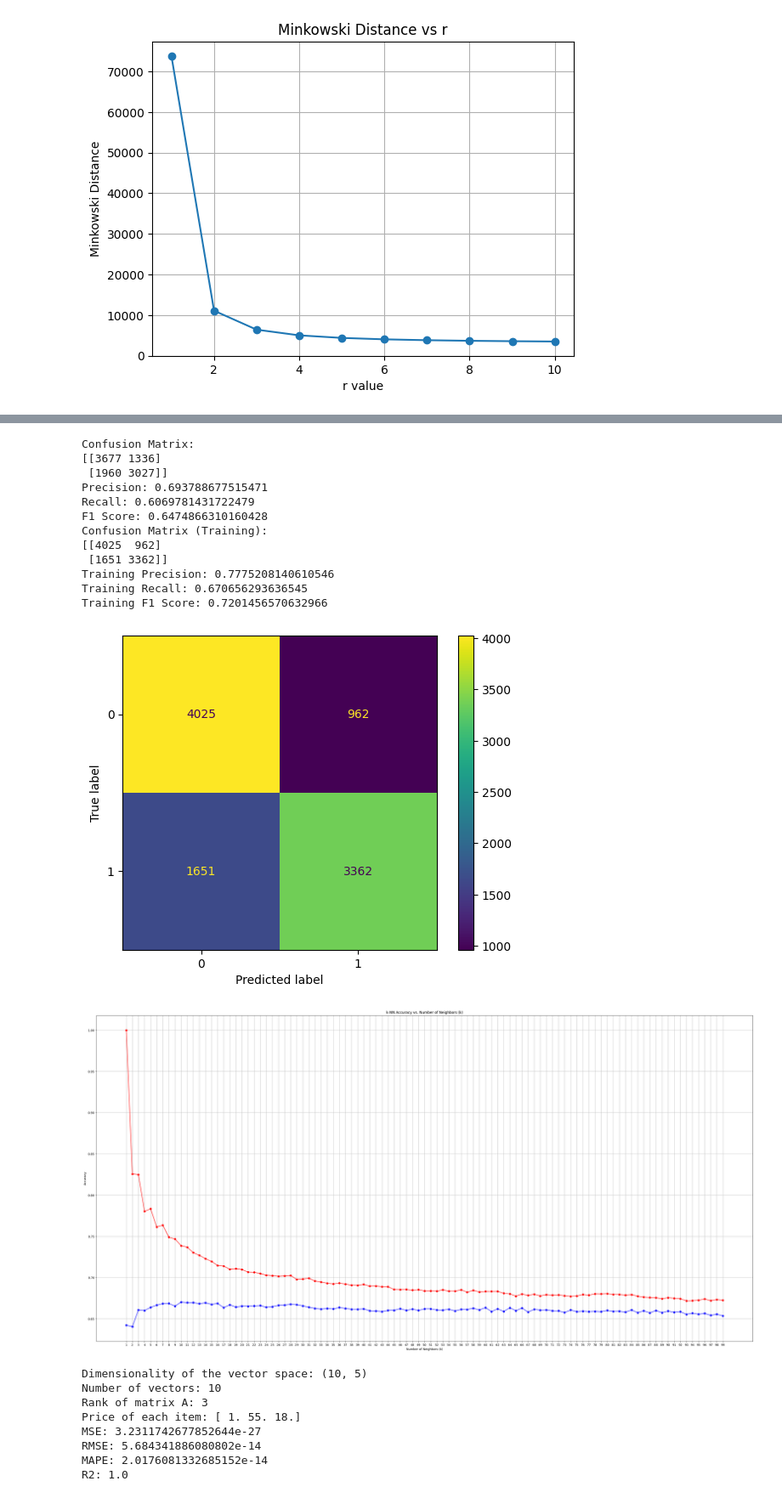
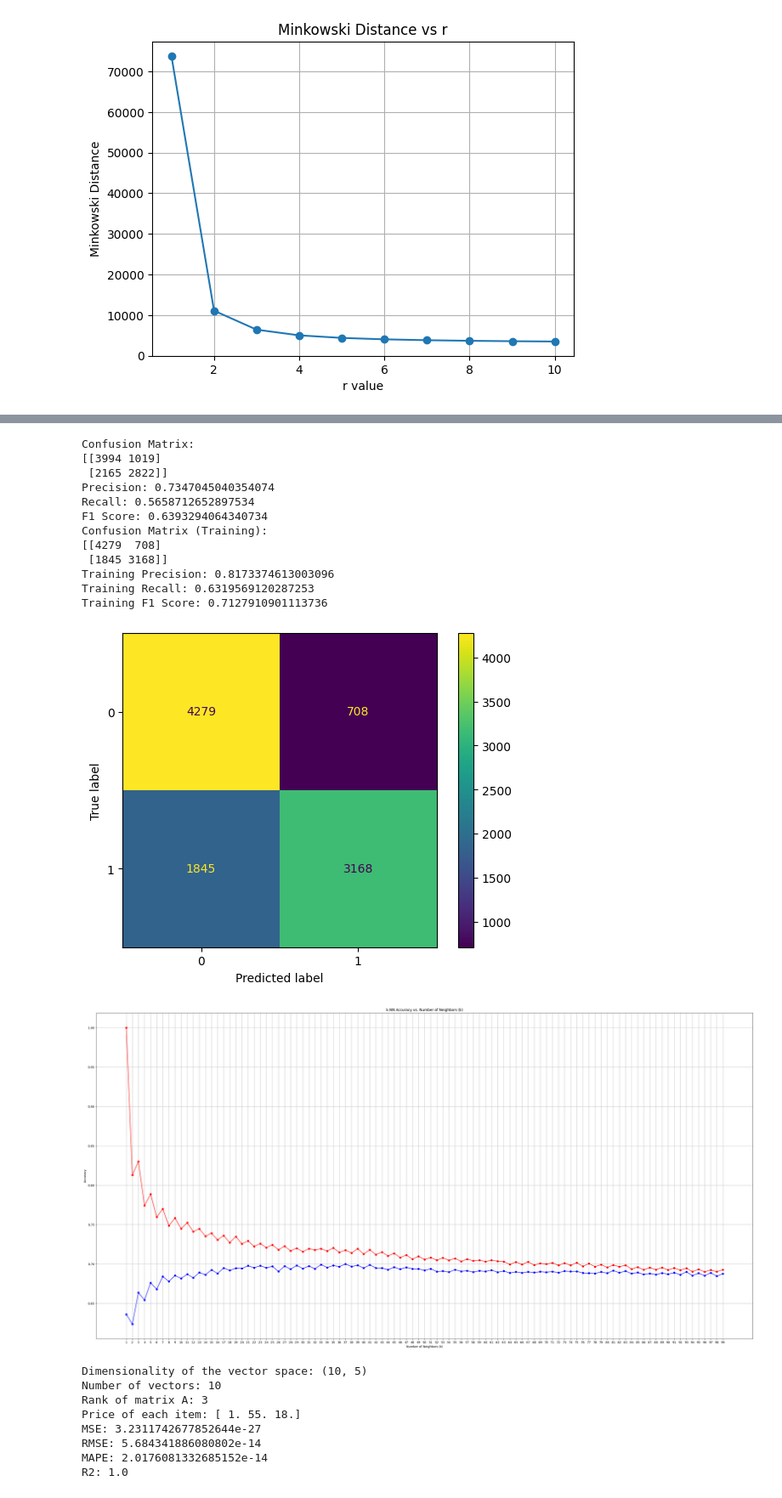
Before and after one commit to Soumish2004/ML-assignment, a Jupyter notebook: Lab 4/Lab4.ipynb, the cells around one changed output, grey strips where cells are left out. Shown at 85% size. Drawn from its saved outputs; the diff is of its cells as text; code cells hidden in the pictures.

```diff
--- a/Lab 4/Lab4.ipynb
+++ b/Lab 4/Lab4.ipynb
@@ -130,20 +143,34 @@ plt.show()
 # %% [output]
 [figure]
 # %%
-x_train, x_test, y_train, y_test = train_test_split(features_m, labels, test_size=0.5, random_state=5)
+# Convert mean and variance features into feature vectors for real and fake images
+features_real = feature_vec(real_images_m, real_images_v)
+features_vec = feature_vec(fake_images_m, fake_images_v)
 
+# Combine feature vectors and corresponding labels into a single dataset
+features = np.vstack((features_real, features_vec))
+labels = np.concatenate((fake_labels, real_labels))
+
+# Split the dataset into training and testing sets
+x_train, x_test, y_train, y_test = train_test_split(features, labels, test_size=0.5, random_state=5)
+
+# Initialize and train the K-Nearest Neighbors classifier
 knn = KNeighborsClassifier(n_neighbors=3)
 knn.fit(x_train, y_train)
 
+# Evaluate the classifier's accuracy on the test set
 accuracy = knn.score(x_test, y_test)
 print("Accuracy:", accuracy)
 
+# Evaluate the classifier's accuracy on the training set
 training_accuracy = knn.score(x_train, y_train)
 print(f"Training Accuracy: {training_accuracy}")
+
+# Predict the labels for the first 20 samples in the test set
 predictions = knn.predict(x_test[:20])
 actual_labels = y_test[:20]
 
-
+# Create a DataFrame to compare predicted labels with actual labels
 predicted_vs_actual = pd.DataFrame({"Actual": actual_labels, "Predicted": predictions})
 predicted_vs_actual
 # %% [output]
@@ -217,6 +245,5 @@ y_pred = knn.predict(x_test)
 # %%
-
-
+# Calculate the confusion matrix, precision, recall, and F1 score for the test set
 conf_mat = confusion_matrix(y_test,y_pred)
 precision = precision_score(y_test,y_pred)
 recall = recall_score(y_test,y_pred)
@@ -233,6 +260,7 @@ print(f"F1 Score: {f_score}")
 conf_mat_train = confusion_matrix(y_train, y_pred_train)
 ConfusionMatrixDisplay(conf_mat_train).plot()  # Displays the confusion matrix
 
+# Calculate precision, recall, and F1 score for the training set
 precision_train = precision_score(y_train, y_pred_train)
 recall_train = recall_score(y_train, y_pred_train)
 f_score_train = f1_score(y_train, y_pred_train)
@@ -242,43 +270,56 @@ print(f"Training Precision: {precision_train}")
 print(f"Training Recall: {recall_train}")
 print(f"Training F1 Score: {f_score_train}")
 
+# Lists to store accuracies for different k values
 accuracy_test=[]
 accuracy_train=[]
 
+# Iterate over a range of k values to determine the best number of neighbors for the k-NN classifier
 for k in k_values:
     knn = KNeighborsClassifier(n_neighbors=k)
     knn.fit(x_train, y_train)
+
+    # Predict the labels for both training and test sets
     y_pred_train = knn.predict(x_train)
     y_pred = knn.predict(x_test)
+
+    # Calculate and store the accuracies for training and test sets
     testing_accuracy = accuracy_score(y_test, y_pred)
     training_accuracy = accuracy_score(y_train, y_pred_train)
+
+
     accuracy_test.append(testing_accuracy)
     accuracy_train.append(training_accuracy)
 # %% [output]
 Confusion Matrix:
-[[3677 1336]
- [1960 3027]]
-Precision: 0.693788677515471
-Recall: 0.6069781431722479
-F1 Score: 0.6474866310160428
+[[3994 1019]
+ [2165 2822]]
+Precision: 0.7347045040354074
+Recall: 0.5658712652897534
+F1 Score: 0.6393294064340734
 Confusion Matrix (Training):
-[[4025  962]
- [1651 3362]]
-Training Precision: 0.7775208140610546
-Training Recall: 0.670656293636545
-Training F1 Score: 0.7201456570632966
+[[4279  708]
+ [1845 3168]]
+Training Precision: 0.8173374613003096
+Training Recall: 0.6319569120287253
+Training F1 Score: 0.7127910901113736
-[figure, old version]
+[figure, new version]
 # %%
-plty.figure(figsize=(40,20))
-plty.plot(k_values, accuracy_test, marker='o', linestyle='-', color='b')
-plty.plot(k_values, accuracy_train, marker='o', linestyle='-', color='r')
-plty.title('k-NN Accuracy vs. Number of Neighbors (k)')
-plty.xlabel('Number of Neighbors (k)')
-plty.ylabel('Accuracy')
-plty.xticks(k_values)
+# Set the figure size for the plot
+plt.figure(figsize=(40,20))
 
-plty.grid(True)
-plty.show()
+# Plot the accuracy for test and training sets against the number of neighbors (k)
+plt.plot(k_values, accuracy_test, marker='o', linestyle='-', color='b')
+plt.plot(k_values, accuracy_train, marker='o', linestyle='-', color='r')
+
+# Set the title and labels for the plot
+plt.title('k-NN Accuracy vs. Number of Neighbors (k)')
+plt.xlabel('Number of Neighbors (k)')
+plt.ylabel('Accuracy')
+plt.xticks(k_values)
+
+plt.grid(True)# Enable grid for better readability
+plt.show()
 # %% [output]
-[figure, old version]
+[figure, new version]
 # %%
```
Also changed, not shown: parts of 17 cells of this notebook, 3 other files.
